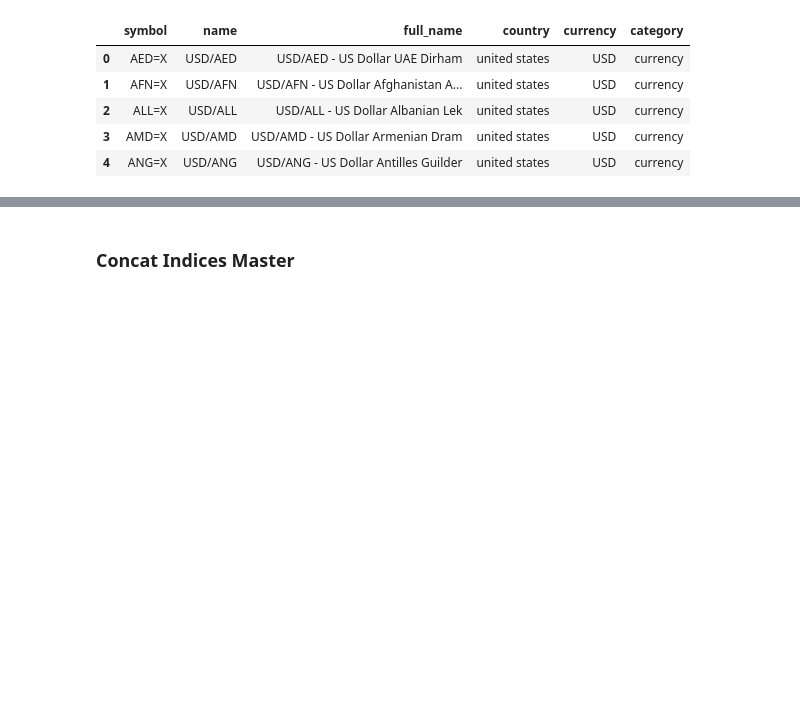
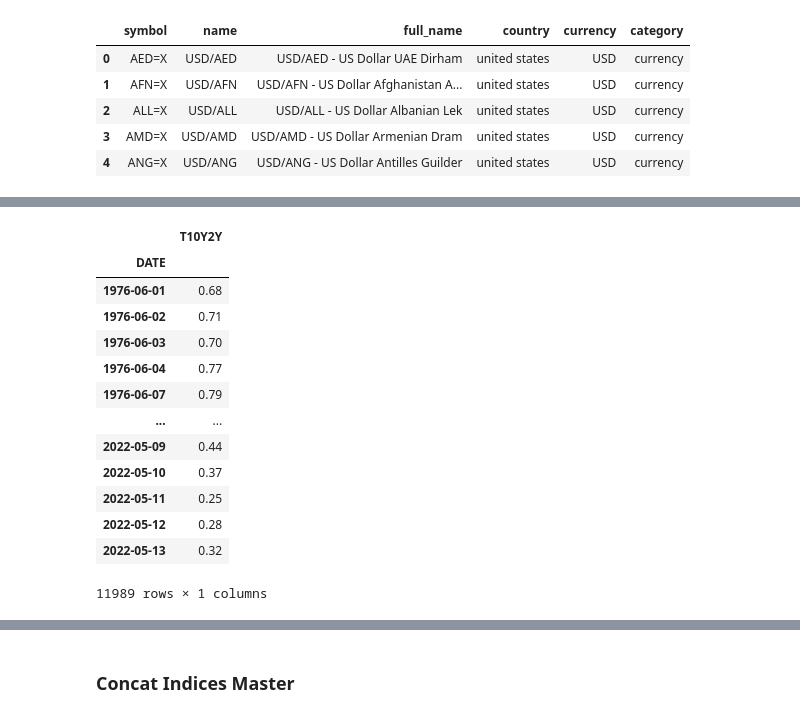
Before and after one commit to vifootball/stock-database-builder, a Jupyter notebook: get_data.ipynb, the cells around one changed output, grey strips where cells are left out. Saved outputs shown, nothing was run; the diff lists cells and outputs as text; code cells hidden in the pictures; blank space fills up the shorter version.

```diff
--- a/get_data.ipynb
+++ b/get_data.ipynb
@@ -489,0 +492,20 @@ yf.Ticker('KRWJPY=X').history(period='max')
+# %%
+start = dt.datetime(1900, 1, 1)
+end = dt.datetime.today()
+a = web.DataReader('T10Y2Y', 'fred', start, end)
+a
+# %% [output]
+|  | T10Y2Y |
+| DATE |  |
+| 1976-06-01 | 0.68 |
+| 1976-06-02 | 0.71 |
+| 1976-06-03 | 0.70 |
+| 1976-06-04 | 0.77 |
+| 1976-06-07 | 0.79 |
+| ... | ... |
+| 2022-05-09 | 0.44 |
+| 2022-05-10 | 0.37 |
+| 2022-05-11 | 0.25 |
+| 2022-05-12 | 0.28 |
+| 2022-05-13 | 0.32 |
+11989 rows × 1 columns
```
Also changed, not shown: parts of 7 cells of this notebook.
